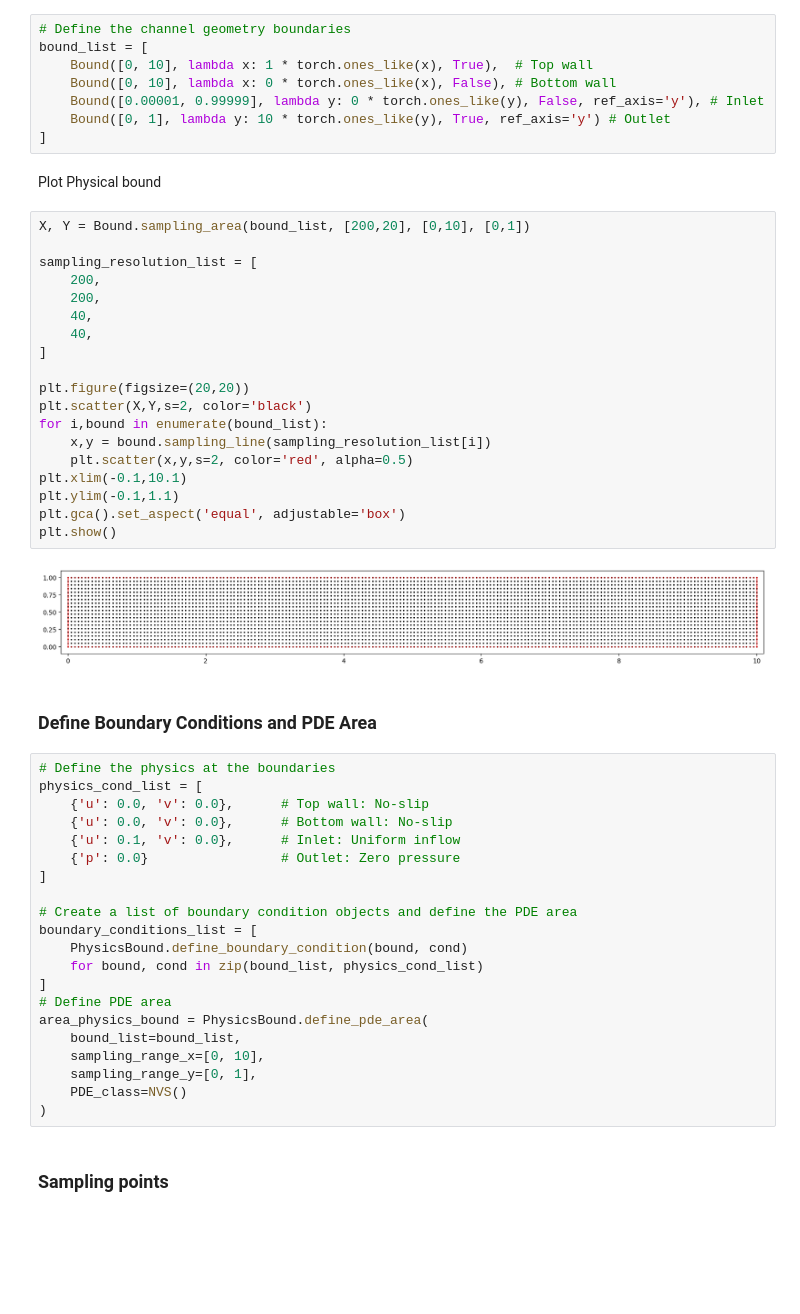
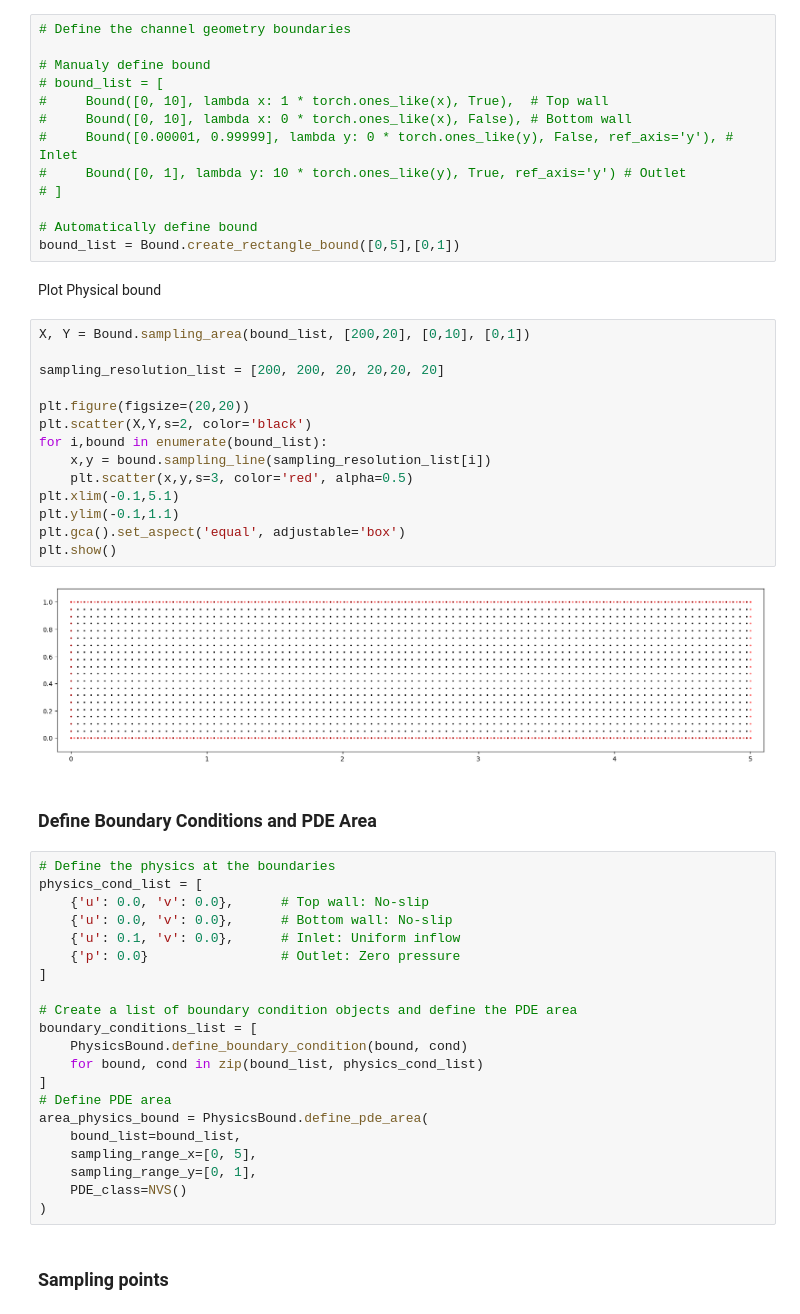
Before and after one commit to YoYo-XYZ/PINNs-for-NVS-fluid, a Jupyter notebook: examples/channel_new_flow.ipynb, the cells around one changed output. Cells and saved outputs as stored; diff of their text form; blank space fills up the shorter version.

Commit message:
make channel flow demo more accurate, add heat equation, add circle, rectangle auto geometry

```diff
--- a/examples/channel_new_flow.ipynb
+++ b/examples/channel_new_flow.ipynb
@@ -8,35 +8,35 @@ import matplotlib.pyplot as plt
 Define physical bound
 # %%
 # Define the channel geometry boundaries
-bound_list = [
-    Bound([0, 10], lambda x: 1 * torch.ones_like(x), True),  # Top wall
-    Bound([0, 10], lambda x: 0 * torch.ones_like(x), False), # Bottom wall
-    Bound([0.00001, 0.99999], lambda y: 0 * torch.ones_like(y), False, ref_axis='y'), # Inlet
-    Bound([0, 1], lambda y: 10 * torch.ones_like(y), True, ref_axis='y') # Outlet
-]
+
+# Manualy define bound
+# bound_list = [
+#     Bound([0, 10], lambda x: 1 * torch.ones_like(x), True),  # Top wall
+#     Bound([0, 10], lambda x: 0 * torch.ones_like(x), False), # Bottom wall
+#     Bound([0.00001, 0.99999], lambda y: 0 * torch.ones_like(y), False, ref_axis='y'), # Inlet
+#     Bound([0, 1], lambda y: 10 * torch.ones_like(y), True, ref_axis='y') # Outlet
+# ]
+
+# Automatically define bound
+bound_list = Bound.create_rectangle_bound([0,5],[0,1])
 # %% [markdown]
 Plot Physical bound
 # %%
 X, Y = Bound.sampling_area(bound_list, [200,20], [0,10], [0,1])
 
-sampling_resolution_list = [
-    200,
-    200,
-    40,
-    40,
-]
+sampling_resolution_list = [200, 200, 20, 20,20, 20]
 
 plt.figure(figsize=(20,20))
 plt.scatter(X,Y,s=2, color='black')
 for i,bound in enumerate(bound_list):
     x,y = bound.sampling_line(sampling_resolution_list[i])
-    plt.scatter(x,y,s=2, color='red', alpha=0.5)
-plt.xlim(-0.1,10.1)
+    plt.scatter(x,y,s=3, color='red', alpha=0.5)
+plt.xlim(-0.1,5.1)
 plt.ylim(-0.1,1.1)
 plt.gca().set_aspect('equal', adjustable='box')
 plt.show()
 # %% [output]
-[figure, old version]
+[figure, new version]
 # %% [markdown]
 ### Define Boundary Conditions and PDE Area
 # %%
@@ -56,7 +56,7 @@ boundary_conditions_list = [
 # Define PDE area
 area_physics_bound = PhysicsBound.define_pde_area(
     bound_list=bound_list,
-    sampling_range_x=[0, 10],
+    sampling_range_x=[0, 5],
     sampling_range_y=[0, 1],
     PDE_class=NVS()
 )
```
Also changed, not shown: parts of 15 cells of this notebook, 9 other files.
